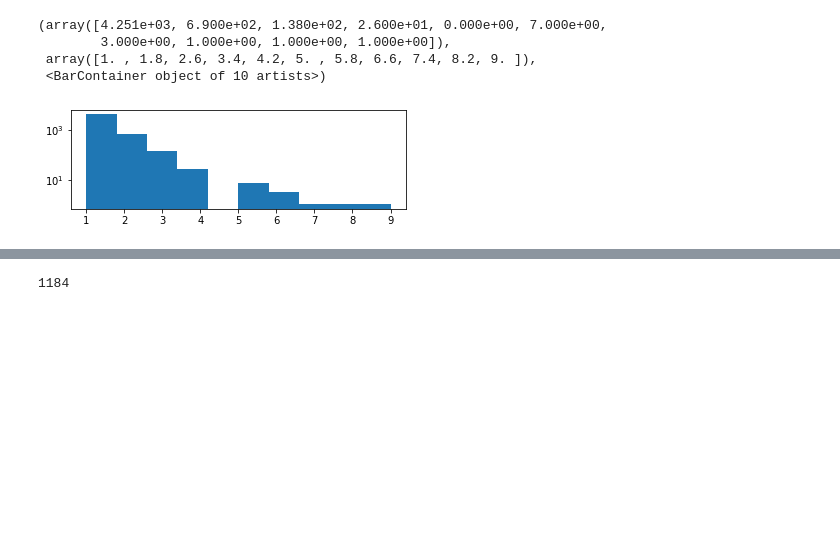
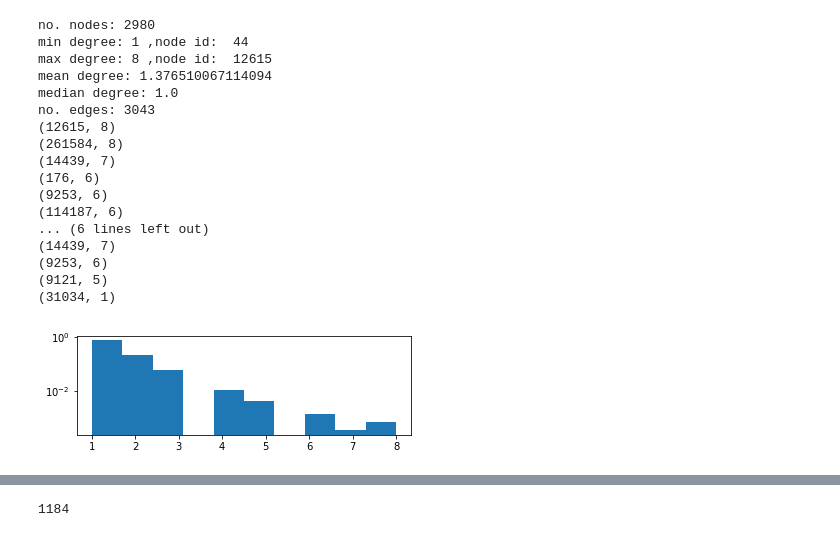
Before and after one commit to christinecho/Amazon-Copurchasing-Network, a Jupyter notebook: testing.ipynb, the cells around one changed output, grey strips where cells are left out. Drawn from its saved outputs; the diff is of its cells as text; code cells hidden in the pictures; blank space fills up the shorter version.

```diff
--- a/testing.ipynb
+++ b/testing.ipynb
@@ -135,25 +98,0 @@ no. edges: 4339
-# %%
-dvd_nodes = []
-video_nodes = []
-dvd_deg1 = []
-video_deg1 = []
-dvd_ids = set(dvds.id.unique())
-video_ids = set(videos.id.unique())
-
-for node in nodes:
-    if node[0] in dvd_ids:
-        dvd_nodes.append(node)
-        dvd_deg1.append(node[1])
-    else:
-        video_nodes.append(node)
-        video_deg1.append(node[1])
-
-print(len(dvd_nodes))
-print(len(video_nodes))
-print(np.mean(dvd_deg1))
-print(np.mean(video_deg1))
-
-dvd_nodes.sort(key=lambda x: -x[1])
-video_nodes.sort(key=lambda x: -x[1])
-for i in range(10):
-    print(dvd_nodes[i], video_nodes[i])
@@ -201,13 +98,0 @@ salesrank avg: 29103.6
-# %%
-degrees = [val for (node, val) in g_dvds_videos2.degree()]
-d = np.array(degrees)
-fig = plt.figure()
-ax = fig.add_subplot(2, 1, 1)
-ax.set_yscale('log')
-ax.hist(d)
-# %% [output]
-(array([4.251e+03, 6.900e+02, 1.380e+02, 2.600e+01, 0.000e+00, 7.000e+00,
-        3.000e+00, 1.000e+00, 1.000e+00, 1.000e+00]),
- array([1. , 1.8, 2.6, 3.4, 4.2, 5. , 5.8, 6.6, 7.4, 8.2, 9. ]),
- <BarContainer object of 10 artists>)
-[figure, removed]
@@ -215,0 +99,30 @@ p = nx.shortest_path(g_dvds)
+# %%
+nodes = get_degree(g_dvds)
+print("no. edges:", len(dvds_cops.index))
+nodes.sort(key=lambda x: -x[1])
+for node in nodes[:10]:
+    print(node)
+
+print("nodes that have high degree when combined groups")
+for node in nodes:
+    if node[0] in top_deg:
+        print(node)
+# %% [output]
+no. nodes: 2980
+min degree: 1 ,node id:  44
+max degree: 8 ,node id:  12615
+mean degree: 1.376510067114094
+median degree: 1.0
+no. edges: 3043
+(12615, 8)
+(261584, 8)
+(14439, 7)
+(176, 6)
+(9253, 6)
+(114187, 6)
+... (6 lines left out)
+(14439, 7)
+(9253, 6)
+(9121, 5)
+(31034, 1)
+[figure, added]
```
Also changed, not shown: parts of 13 cells of this notebook.
